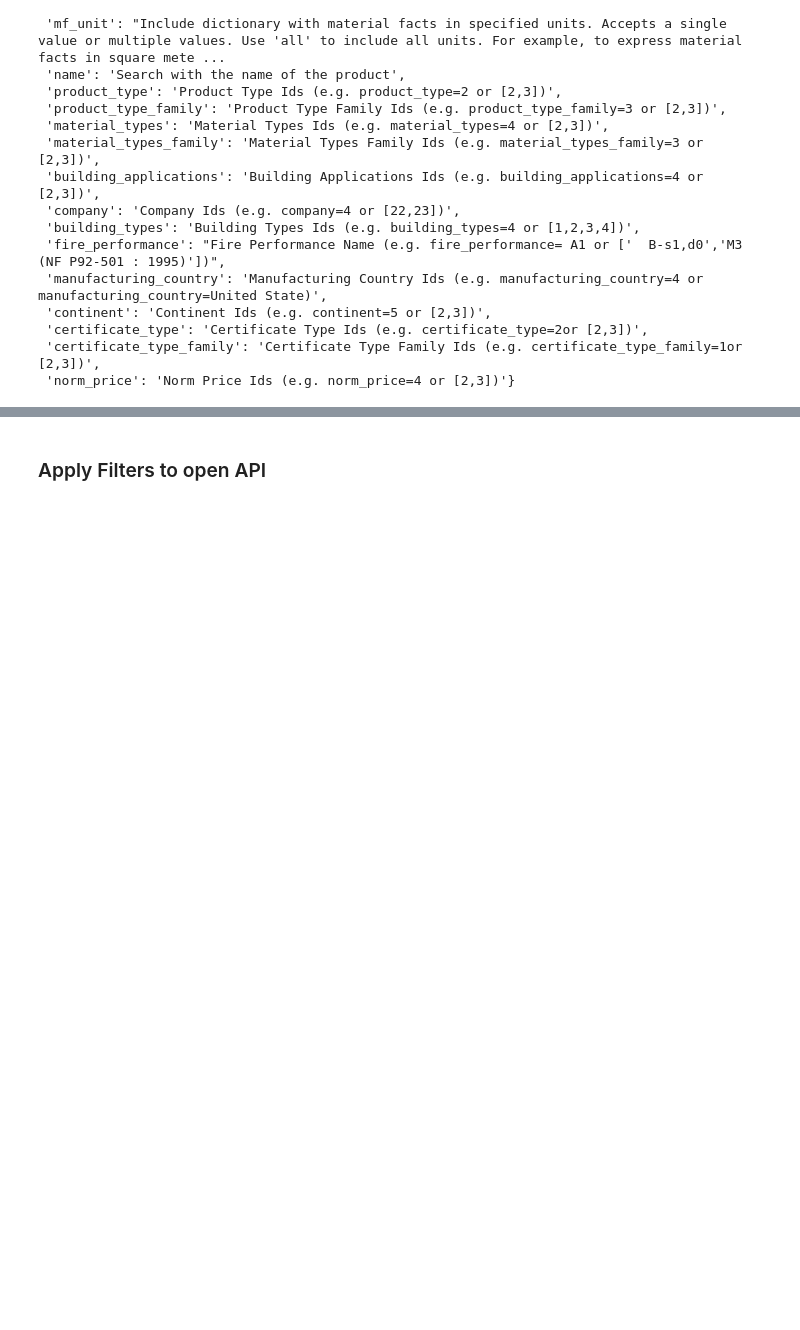
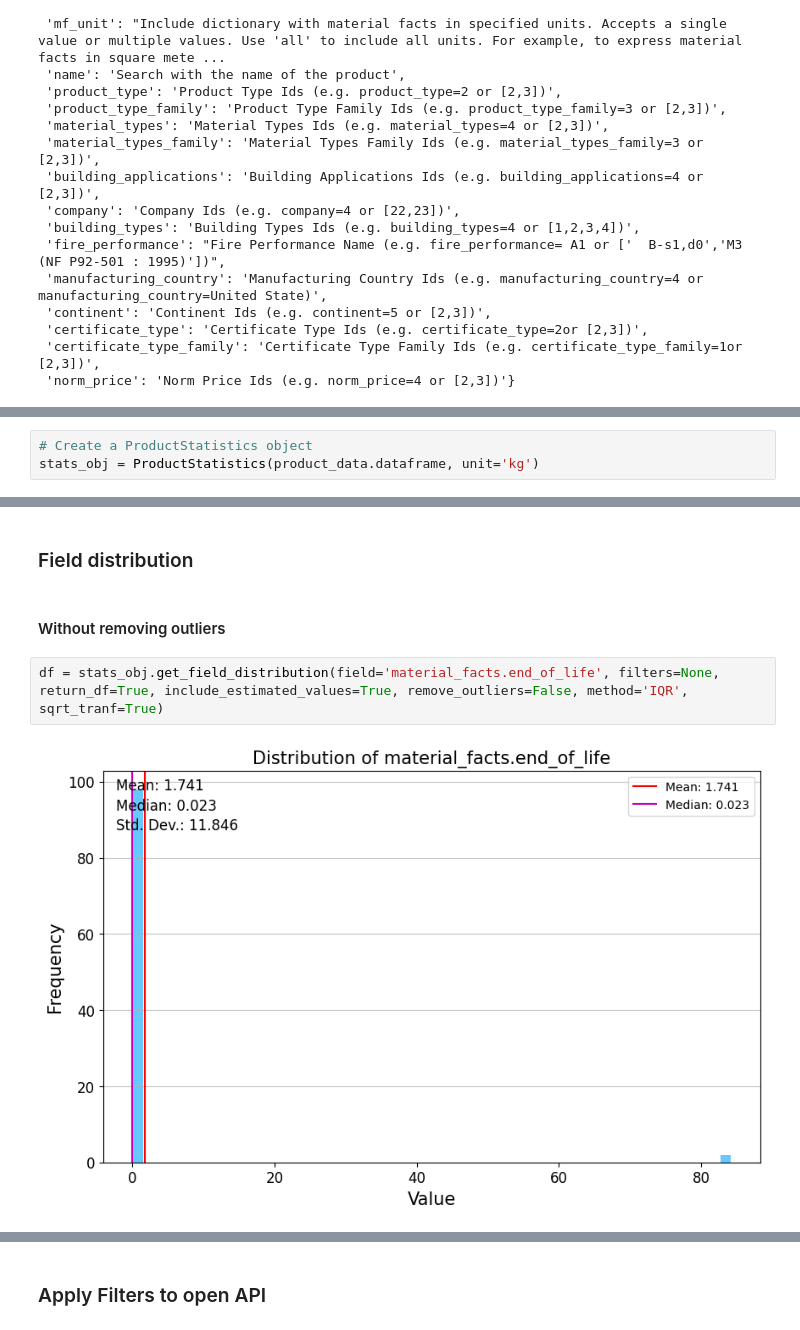
Before and after one commit to 2050-Materials/aecdata, a Jupyter notebook: usage/example_usage.ipynb, the cells around one changed output, grey strips where cells are left out. Saved outputs shown, nothing was run; the diff lists cells and outputs as text; blank space fills up the shorter version.

Commit message:
add get_field_distribution

```diff
--- a/usage/example_usage.ipynb
+++ b/usage/example_usage.ipynb
@@ -237,0 +174,3 @@ stat_df
+# %%
+# Create a ProductStatistics object
+stats_obj = ProductStatistics(product_data.dataframe, unit='kg')
@@ -237,0 +243,8 @@ stat_df
+# %% [markdown]
+### Field distribution
+# %% [markdown]
+#### Without removing outliers
+# %%
+df = stats_obj.get_field_distribution(field='material_facts.end_of_life', filters=None, return_df=True, include_estimated_values=True, remove_outliers=False, method='IQR', sqrt_tranf=True)
+# %% [output]
+[figure, added]
```
Also changed, not shown: parts of 29 cells of this notebook, 4 other files.
